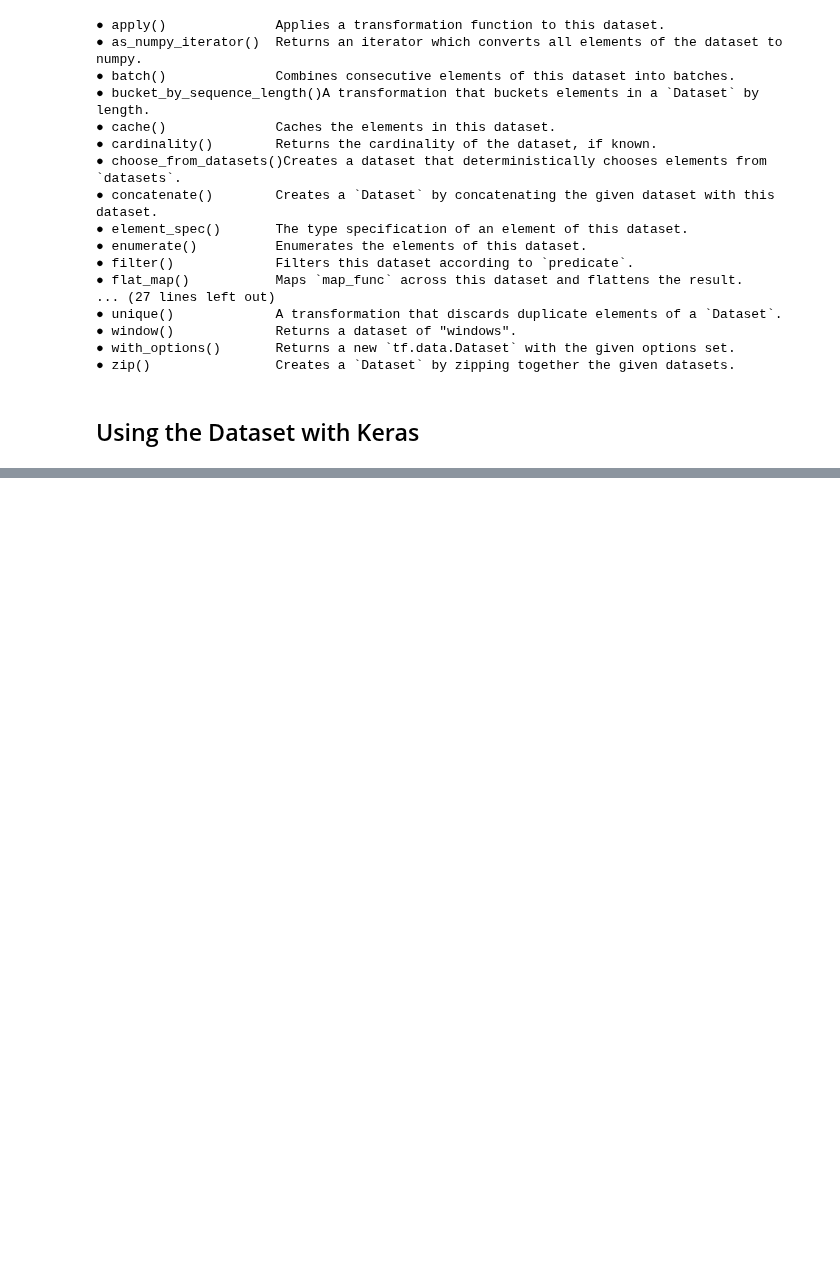
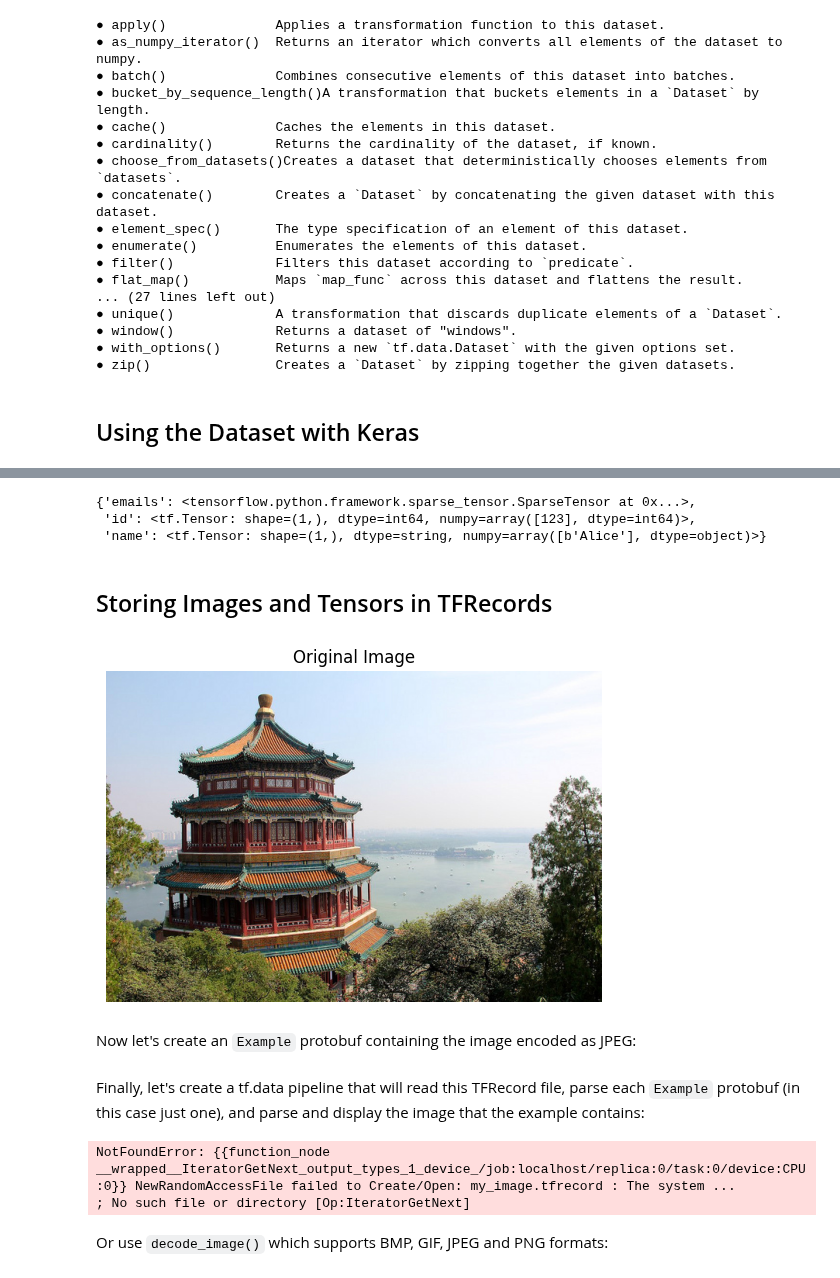
Before and after one commit to SiddharthYadav-v/ML-with-sklearn-keras-tf, a Jupyter notebook: 13_loading_and_preprocessing_data.ipynb, the cells around one changed output, grey strips where cells are left out. Drawn from its saved outputs; the diff is of its cells as text; code cells hidden in the pictures; blank space fills up the shorter version.

```diff
--- a/13_loading_and_preprocessing_data.ipynb
+++ b/13_loading_and_preprocessing_data.ipynb
@@ -332,0 +639,21 @@ for m in dir(tf.data.Dataset):
+# %%
+parsed_examples
+# %% [output]
+{'emails': <tensorflow.python.framework.sparse_tensor.SparseTensor at 0x...>,
+ 'id': <tf.Tensor: shape=(1,), dtype=int64, numpy=array([123], dtype=int64)>,
+ 'name': <tf.Tensor: shape=(1,), dtype=string, numpy=array([b'Alice'], dtype=object)>}
+# %% [markdown]
+## Storing Images and Tensors in TFRecords
+# %%
+import matplotlib.pyplot as plt
+from sklearn.datasets import load_sample_images
+
+img = load_sample_images()["images"][0]
+plt.imshow(img)
+plt.axis("off")
+plt.title("Original Image")
+plt.show()
+# %% [output]
+[figure, added]
+# %% [markdown]
+Now let's create an `Example` protobuf containing the image encoded as JPEG:
@@ -332,0 +667,21 @@ for m in dir(tf.data.Dataset):
+# %% [markdown]
+Finally, let's create a tf.data pipeline that will read this TFRecord file, parse each `Example` protobuf (in this case just one), and parse and display the image that the example contains:
+# %%
+feature_description = { "image": tf.io.VarLenFeature(tf.string) }
+
+def parse(serialized_example):
+    example_with_image = tf.io.parse_single_example(serialized_example,
+                                                    feature_description)
+    return tf.io.decode_jpeg(example_with_image["image"].values[0])
+    # or you can use tf.io.decode_image() instead
+
+dataset = tf.data.TFRecordDataset("my_image.tfrecord").map(parse)
+for image in dataset:
+    plt.imshow(image)
+    plt.axis("off")
+    plt.show()
+# %% [output]
+NotFoundError: {{function_node __wrapped__IteratorGetNext_output_types_1_device_/job:localhost/replica:0/task:0/device:CPU:0}} NewRandomAccessFile failed to Create/Open: my_image.tfrecord : The system ...
+; No such file or directory [Op:IteratorGetNext]
+# %% [markdown]
+Or use `decode_image()` which supports BMP, GIF, JPEG and PNG formats:
```
Also changed, not shown: parts of 68 cells of this notebook, 12 other files.
